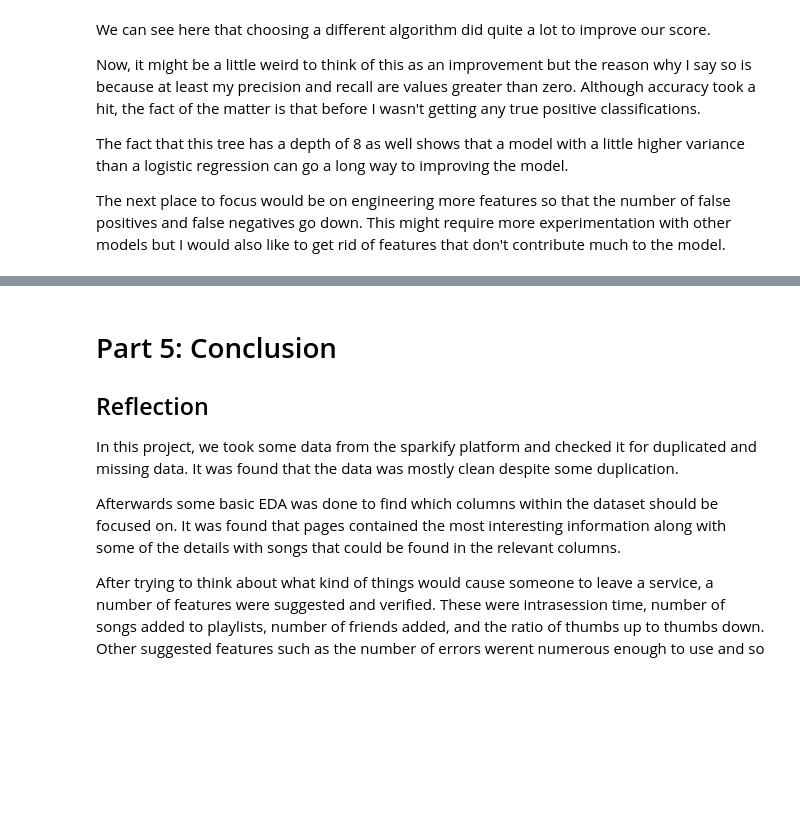
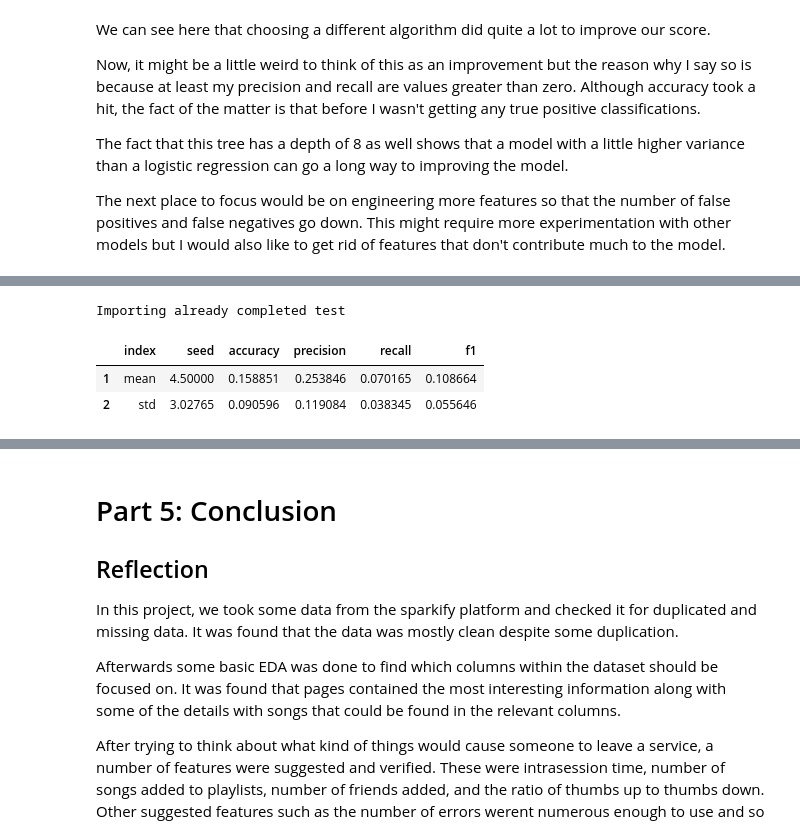
Before and after one commit to SThornewillvE/Udacity-DataScience-Nanodegree, a Jupyter notebook: 07_capstone_spark-ML_project/Sparkify.ipynb, the cells around one changed output, grey strips where cells are left out. Saved outputs shown, nothing was run; the diff lists cells and outputs as text; code cells hidden in the pictures; blank space fills up the shorter version.

```diff
--- a/07_capstone_spark-ML_project/Sparkify.ipynb
+++ b/07_capstone_spark-ML_project/Sparkify.ipynb
@@ -1259,0 +1412,60 @@ The next place to focus would be on engineering more features so that the number
+# %%
+if not os.path.isfile("./robustness_test.csv"):
+    robust_dict = dict(seed = [],
+                            accuracy = [],
+                            precision = [],
+                            recall = [],
+                            f1 = [])
+
+    for i in trange(10):
+
+        # Create tree for robustness testing
+        dt_robust_test = DecisionTreeClassifier(impurity=cvModel_dt.bestModel._java_obj.getImpurity(),
+                                                maxDepth = cvModel_dt.bestModel._java_obj.getMaxDepth())
+
+        # Create Dataset for robustness testing
+        train_robust, validation_robust = df_features2.randomSplit([0.8, 0.2], seed=i)
+
+        # Train Model
+        dt_robust_test = dt_robust_test.fit(train_robust)
+
+        # Predict on Validation Data
+        # Assess results for validation set
+        valid_results_robust = dt_robust_test.transform(validation_robust)
+
+        # Get Validation claffications
+        tp_robust = valid_results_robust.filter("label = 1 and prediction = 1").count()
+        fp_robust = valid_results_robust.filter("label = 0 and prediction = 1").count()
+        fn_robust = valid_results_robust.filter("label = 1 and prediction = 0").count()
+        tn_robust = valid_results_robust.filter("label = 0 and prediction = 0").count()
+
+        # Get metrics
+        acc, prec, recall, f1 = get_classification_score(tp_robust,
+                                                         fp_robust,
+                                                         fn_robust,
+                                                         tn_robust,
+                                                         print_stats=False,
+                                                         return_stats=True)
+        robust_dict["seed"].append(i)
+        robust_dict["accuracy"].append(acc)
+        robust_dict["precision"].append(prec)
+        robust_dict["recall"].append(recall)
+        robust_dict["f1"].append(f1)
+
+    df_robust = pd.DataFrame(robust_dict)
+
+    # Save df_robust
+    df_robust.to_csv("./robustness_test.csv", index=False)
+
+else:
+    print("Importing already completed test")
+    df_robust = pd.read_csv("./robustness_test.csv")
+# %% [output]
+Importing already completed test
+# %%
+# Print out table with mean and std for each mextric
+df_robust.describe().reset_index().query("index in ['mean', 'std']")
+# %% [output]
+|  | index | seed | accuracy | precision | recall | f1 |
+| 1 | mean | 4.50000 | 0.158851 | 0.253846 | 0.070165 | 0.108664 |
+| 2 | std | 3.02765 | 0.090596 | 0.119084 | 0.038345 | 0.055646 |
```
Also changed, not shown: parts of 23 cells of this notebook, 17 other files.
